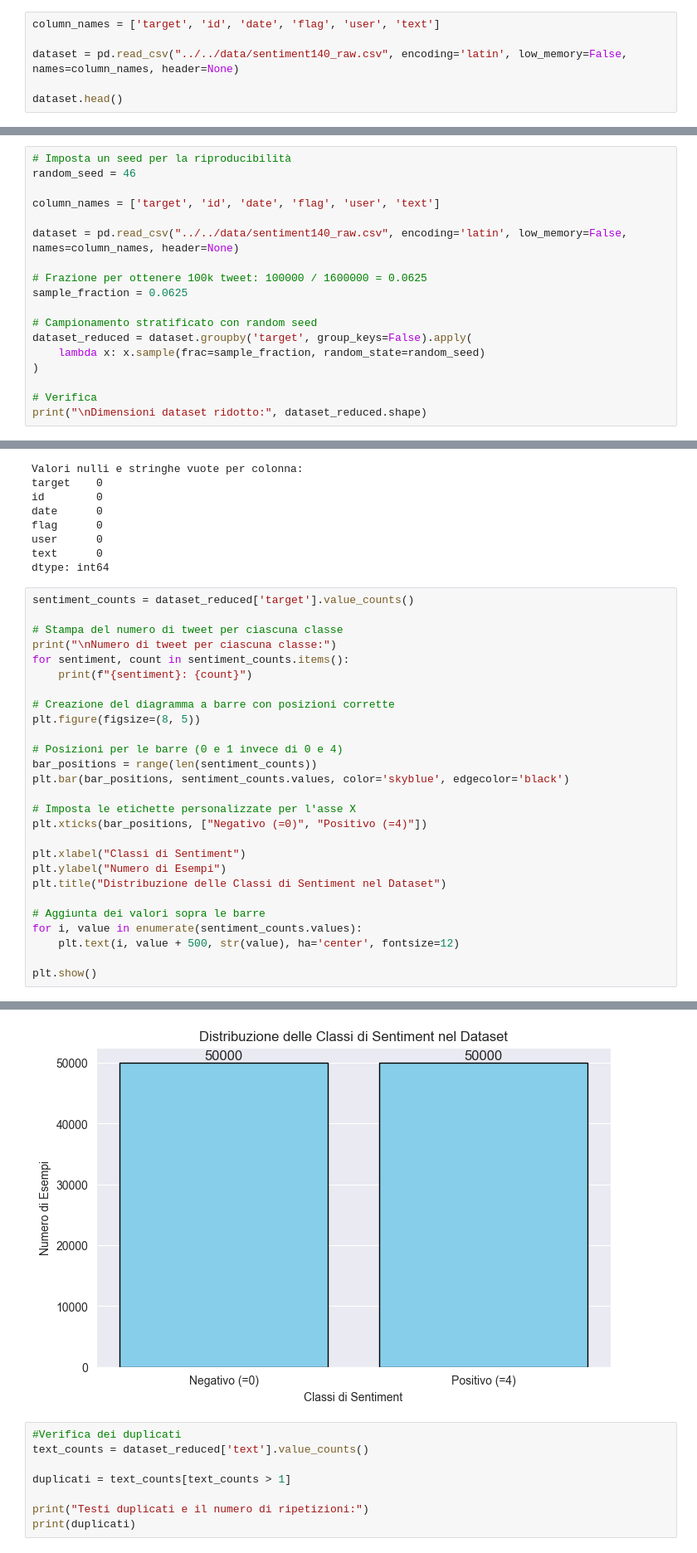
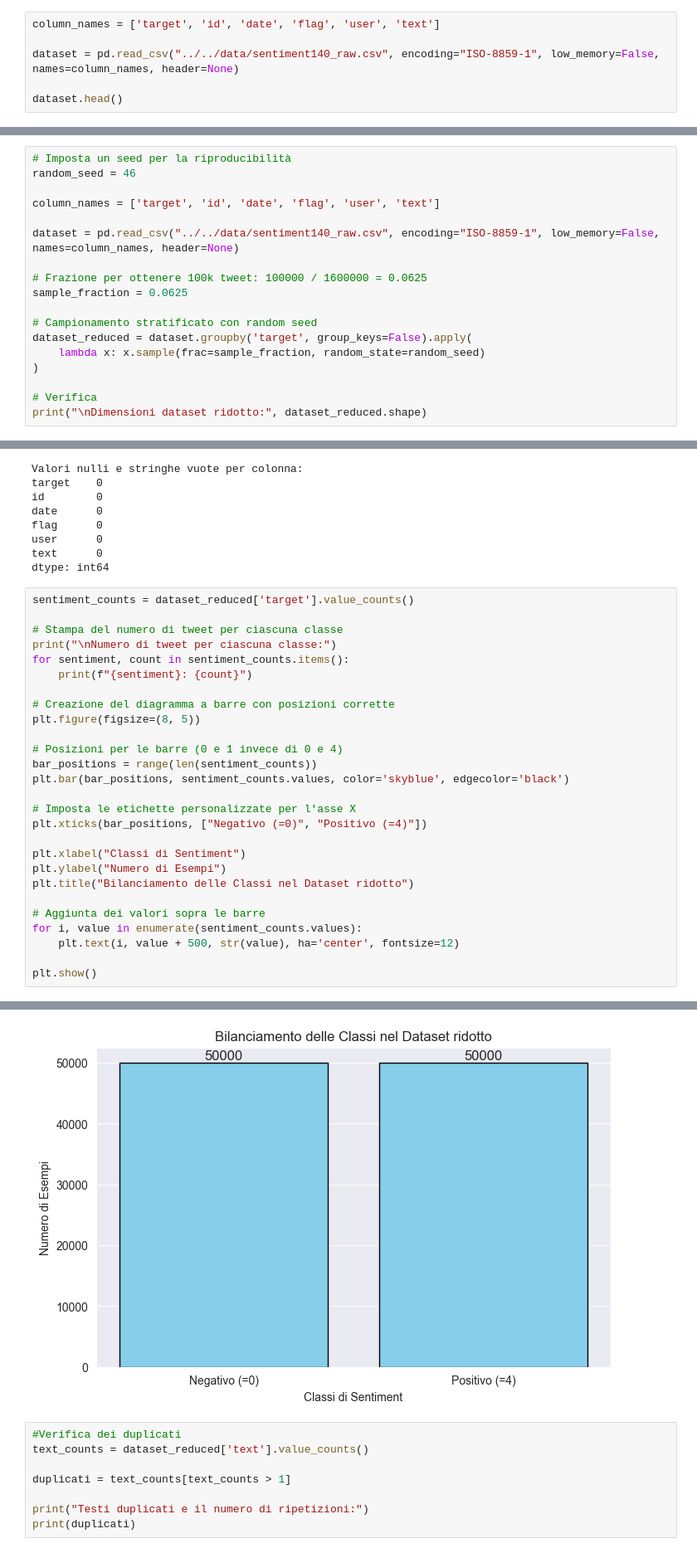
Before and after one commit to Giop378/SentAI, a Jupyter notebook: src/data_understanding/data_understanding.ipynb, the cells around one changed output, grey strips where cells are left out. Shown at 83% size. Cells and saved outputs as stored; diff of their text form.

```diff
--- a/src/data_understanding/data_understanding.ipynb
+++ b/src/data_understanding/data_understanding.ipynb
@@ -10,7 +10,7 @@ from wordcloud import WordCloud
 # %%
 column_names = ['target', 'id', 'date', 'flag', 'user', 'text']
 
-dataset = pd.read_csv("../../data/sentiment140_raw.csv", encoding='latin', low_memory=False, names=column_names, header=None)
+dataset = pd.read_csv("../../data/sentiment140_raw.csv", encoding="ISO-8859-1", low_memory=False, names=column_names, header=None)
 
 dataset.head()
 # %% [output]
@@ -120,7 +120,7 @@ random_seed = 46
 
 column_names = ['target', 'id', 'date', 'flag', 'user', 'text']
 
-dataset = pd.read_csv("../../data/sentiment140_raw.csv", encoding='latin', low_memory=False, names=column_names, header=None)
+dataset = pd.read_csv("../../data/sentiment140_raw.csv", encoding="ISO-8859-1", low_memory=False, names=column_names, header=None)
 
 # Frazione per ottenere 100k tweet: 100000 / 1600000 = 0.0625
 sample_fraction = 0.0625
@@ -164,35 +164,35 @@ dtype: int64
 # %%
 sentiment_counts = dataset_reduced['target'].value_counts()
 
 # Stampa del numero di tweet per ciascuna classe
 print("\nNumero di tweet per ciascuna classe:")
 for sentiment, count in sentiment_counts.items():
     print(f"{sentiment}: {count}")
 
 # Creazione del diagramma a barre con posizioni corrette
 plt.figure(figsize=(8, 5))
 
 # Posizioni per le barre (0 e 1 invece di 0 e 4)
 bar_positions = range(len(sentiment_counts))
 plt.bar(bar_positions, sentiment_counts.values, color='skyblue', edgecolor='black')
 
 # Imposta le etichette personalizzate per l'asse X
 plt.xticks(bar_positions, ["Negativo (=0)", "Positivo (=4)"])
 
 plt.xlabel("Classi di Sentiment")
 plt.ylabel("Numero di Esempi")
-plt.title("Distribuzione delle Classi di Sentiment nel Dataset")
+plt.title("Bilanciamento delle Classi nel Dataset ridotto")
 
 # Aggiunta dei valori sopra le barre
 for i, value in enumerate(sentiment_counts.values):
     plt.text(i, value + 500, str(value), ha='center', fontsize=12)
 
 plt.show()
 # %% [output]
 Numero di tweet per ciascuna classe:
 0: 50000
 4: 50000
-[figure, old version]
+[figure, new version]
 # %%
 #Verifica dei duplicati
 text_counts = dataset_reduced['text'].value_counts()
```
Also changed, not shown: parts of 6 cells of this notebook.
